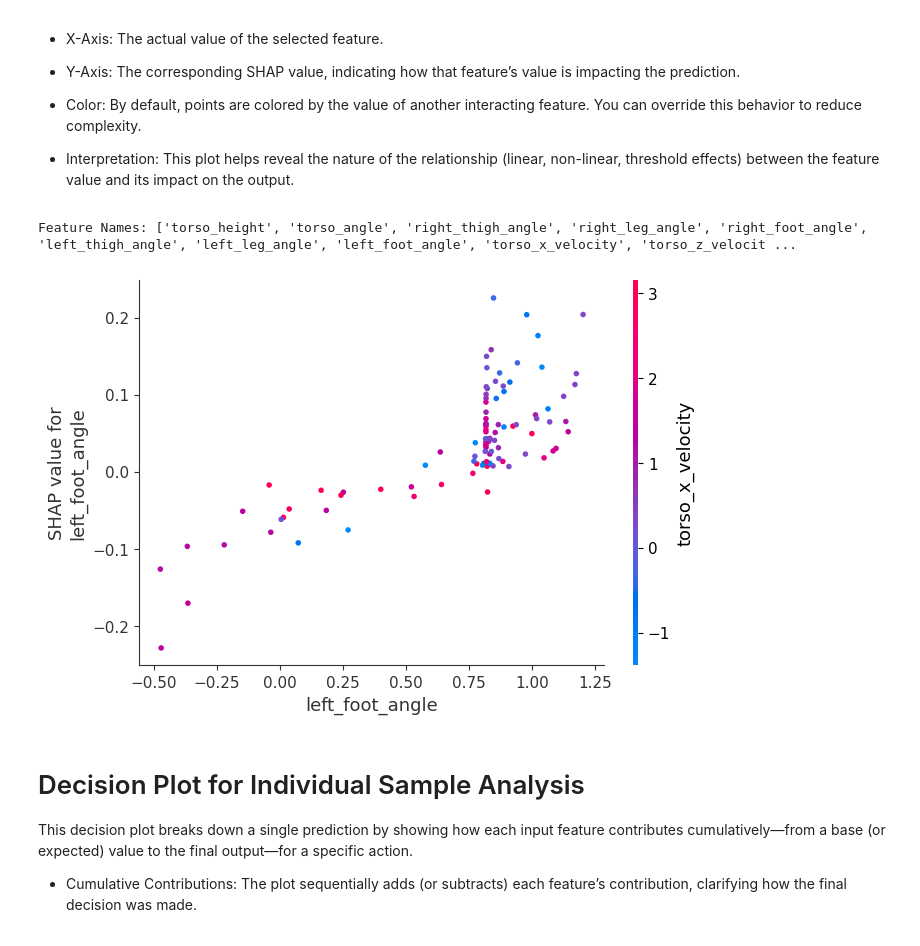
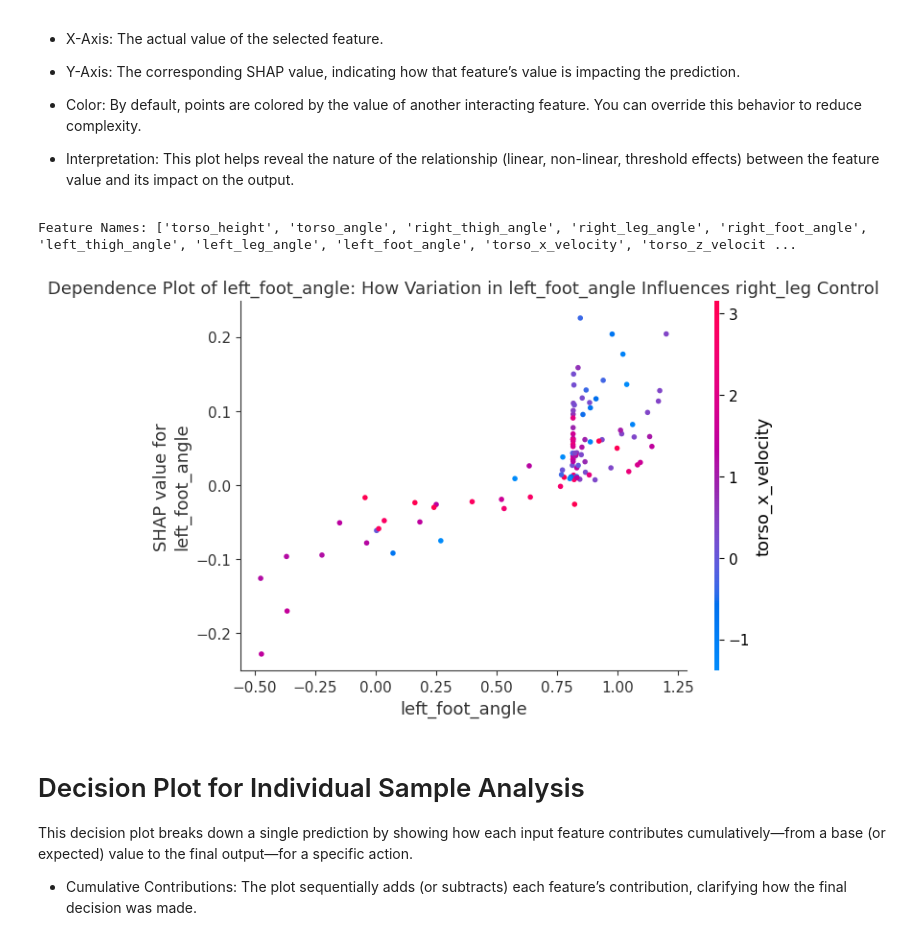
Before and after one commit to rl-squad/atdp_walker, a Jupyter notebook: SHAP/shap_vis.ipynb, the cells around one changed output. Saved outputs shown, nothing was run; the diff lists cells and outputs as text; code cells hidden in the pictures.

Commit message:
Added title for dependence plot

```diff
--- a/SHAP/shap_vis.ipynb
+++ b/SHAP/shap_vis.ipynb
@@ -99,15 +99,17 @@ The dependence plot shows how the SHAP value for a single feature (e.g., “tors
 # %%
 print("Feature Names:", feature_names)
 selected_feature = "left_foot_angle"  # Name must match one of your feature_names
-action_dim_to_plot = action_names.index("right_leg")  # Find the index for "left_leg"
+action_name = "right_leg"
+action_dim_to_plot = action_names.index(action_name)  # Find the index for "left_leg"
 
 shap.dependence_plot(selected_feature,
                        shap_values.values[:, :, action_dim_to_plot],
                        states_to_explain,
-                       feature_names=feature_names)
+                       feature_names=feature_names,
+                       title = f"Dependence Plot of {selected_feature}: How Variation in {selected_feature} Influences {action_name} Control")
 # %% [output]
 Feature Names: ['torso_height', 'torso_angle', 'right_thigh_angle', 'right_leg_angle', 'right_foot_angle', 'left_thigh_angle', 'left_leg_angle', 'left_foot_angle', 'torso_x_velocity', 'torso_z_velocit ...
-[figure, old version]
+[figure, new version]
 # %% [markdown]
 # Decision Plot for Individual Sample Analysis
 
```
